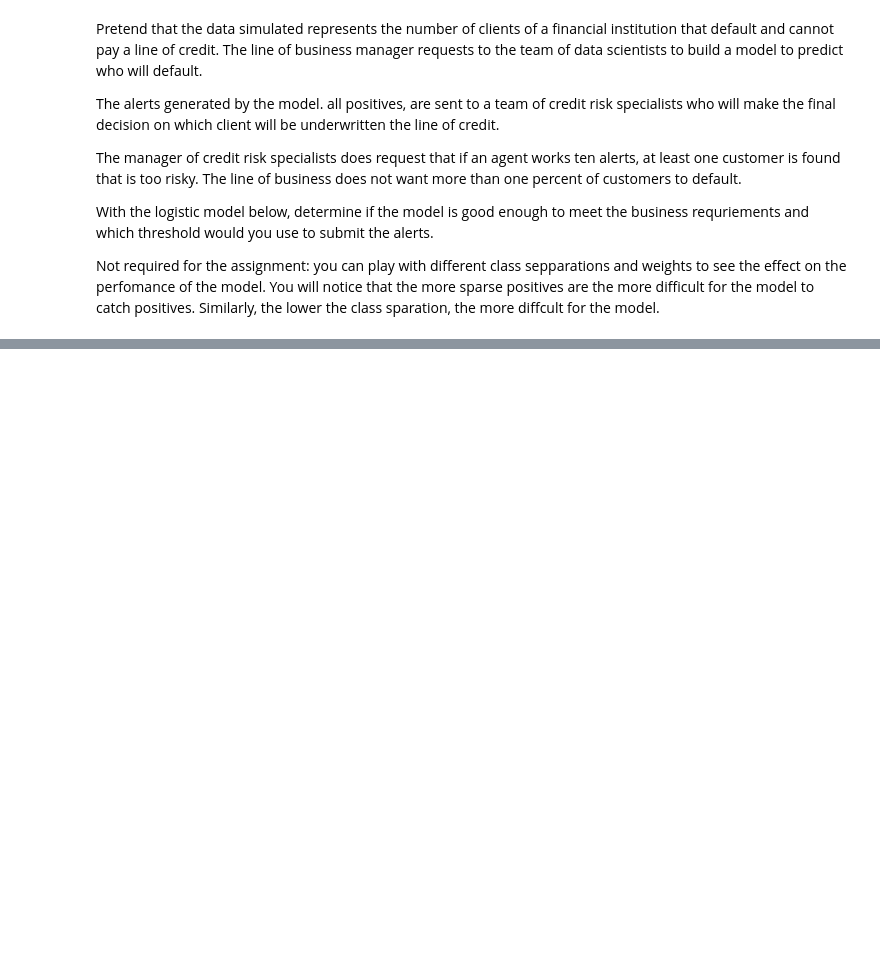
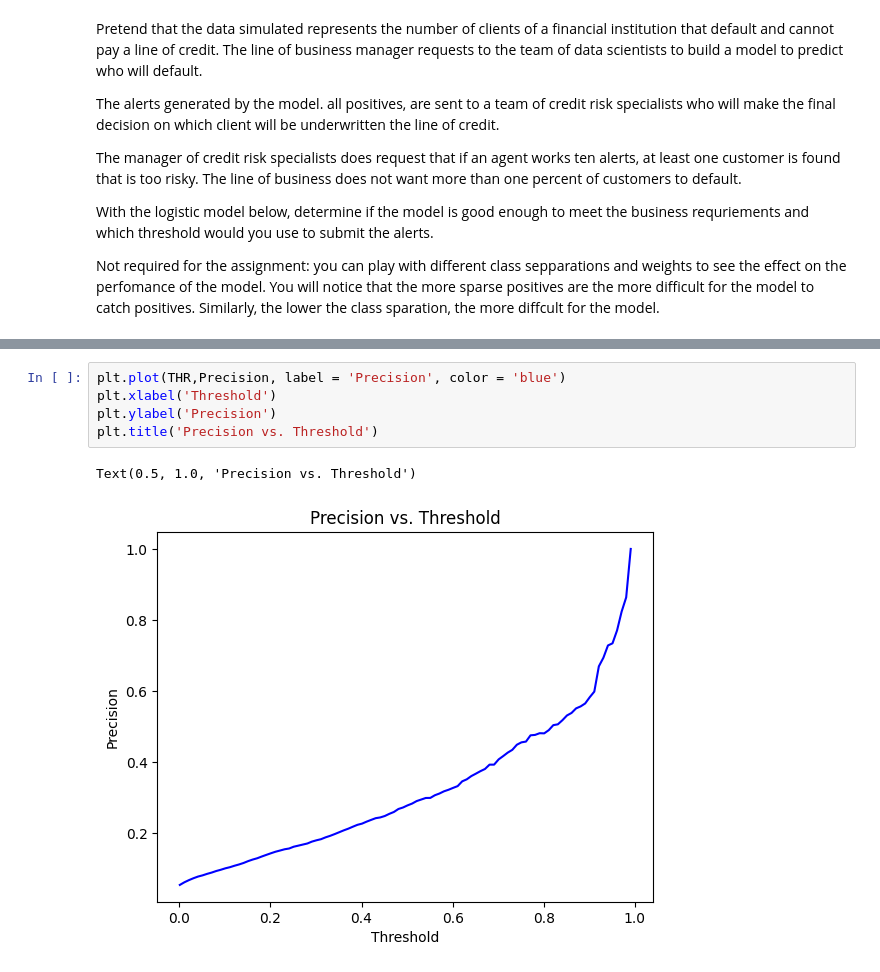
Before and after one commit to hellojohnkim/mmai2024, a Jupyter notebook: mmai863 - math for AI/Individual Assignment 5 - Classification.ipynb, the cells around one changed output, grey strips where cells are left out. Drawn from its saved outputs; the diff is of its cells as text; blank space fills up the shorter version.

```diff
--- a/mmai863 - math for AI/Individual Assignment 5 - Classification.ipynb
+++ b/mmai863 - math for AI/Individual Assignment 5 - Classification.ipynb
@@ -112,0 +126,8 @@ Your conclusions here.
+# %%
+plt.plot(THR,Precision, label = 'Precision', color = 'blue')
+plt.xlabel('Threshold')
+plt.ylabel('Precision')
+plt.title('Precision vs. Threshold')
+# %% [output]
+Text(0.5, 1.0, 'Precision vs. Threshold')
+[figure, added]
```
Also changed, not shown: parts of 10 cells of this notebook.
